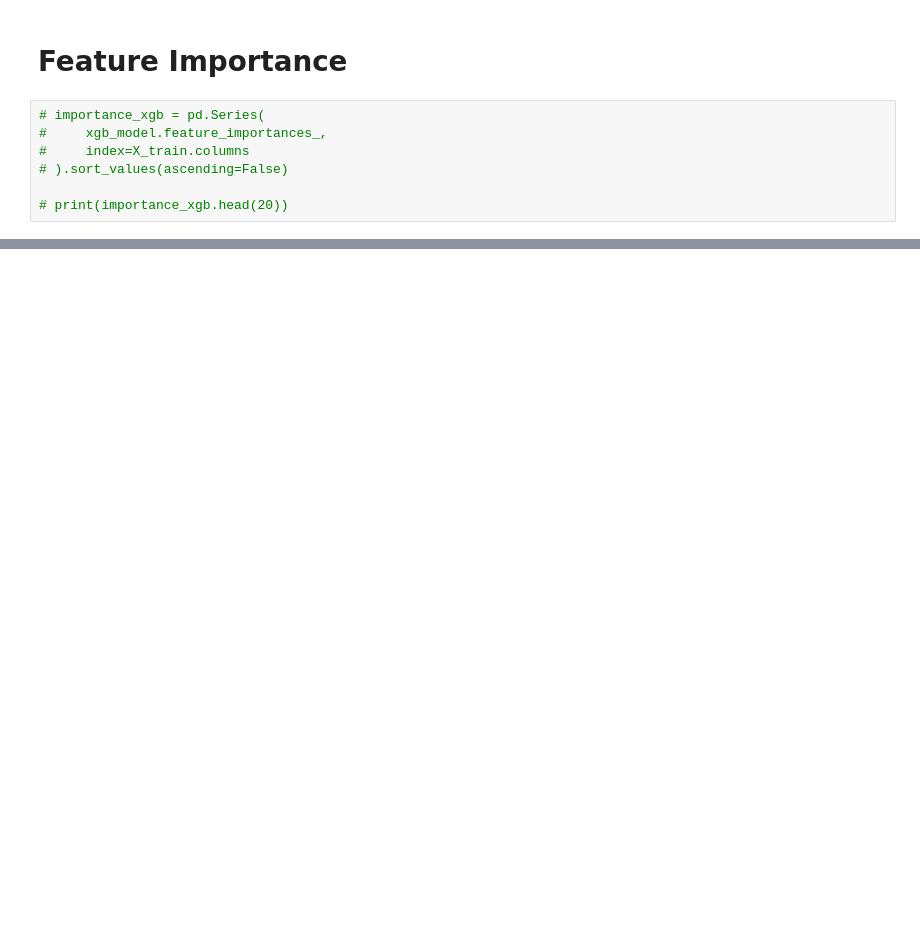
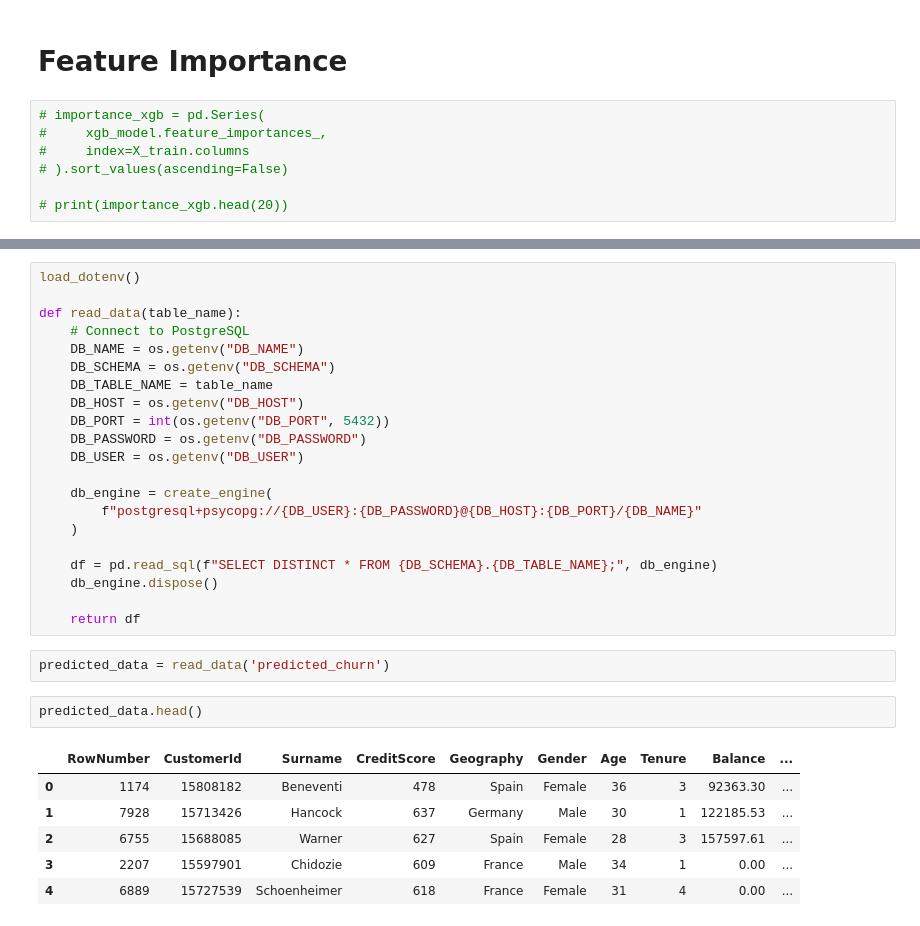
Before and after one commit to lixx21/customer_bank_churn, a Jupyter notebook: notebook.ipynb, the cells around one changed output, grey strips where cells are left out. Cells and saved outputs as stored; diff of their text form; blank space fills up the shorter version.

```diff
--- a/notebook.ipynb
+++ b/notebook.ipynb
@@ -285,0 +273,32 @@ KeyboardInterrupt:
+# %%
+load_dotenv()
+
+def read_data(table_name):
+    # Connect to PostgreSQL
+    DB_NAME = os.getenv("DB_NAME")
+    DB_SCHEMA = os.getenv("DB_SCHEMA")
+    DB_TABLE_NAME = table_name
+    DB_HOST = os.getenv("DB_HOST")
+    DB_PORT = int(os.getenv("DB_PORT", 5432))
+    DB_PASSWORD = os.getenv("DB_PASSWORD")
+    DB_USER = os.getenv("DB_USER")
+
+    db_engine = create_engine(
+        f"postgresql+psycopg://{DB_USER}:{DB_PASSWORD}@{DB_HOST}:{DB_PORT}/{DB_NAME}"
+    )
+
+    df = pd.read_sql(f"SELECT DISTINCT * FROM {DB_SCHEMA}.{DB_TABLE_NAME};", db_engine)
+    db_engine.dispose()
+
+    return df
+# %%
+predicted_data = read_data('predicted_churn')
+# %%
+predicted_data.head()
+# %% [output]
+|  | RowNumber | CustomerId | Surname | CreditScore | Geography | Gender | Age | Tenure | Balance | ... |
+| 0 | 1174 | 15808182 | Beneventi | 478 | Spain | Female | 36 | 3 | 92363.30 | ... |
+| 1 | 7928 | 15713426 | Hancock | 637 | Germany | Male | 30 | 1 | 122185.53 | ... |
+| 2 | 6755 | 15688085 | Warner | 627 | Spain | Female | 28 | 3 | 157597.61 | ... |
+| 3 | 2207 | 15597901 | Chidozie | 609 | France | Male | 34 | 1 | 0.00 | ... |
+| 4 | 6889 | 15727539 | Schoenheimer | 618 | France | Female | 31 | 4 | 0.00 | ... |
```
Also changed, not shown: parts of 8 cells of this notebook, 5 other files.
